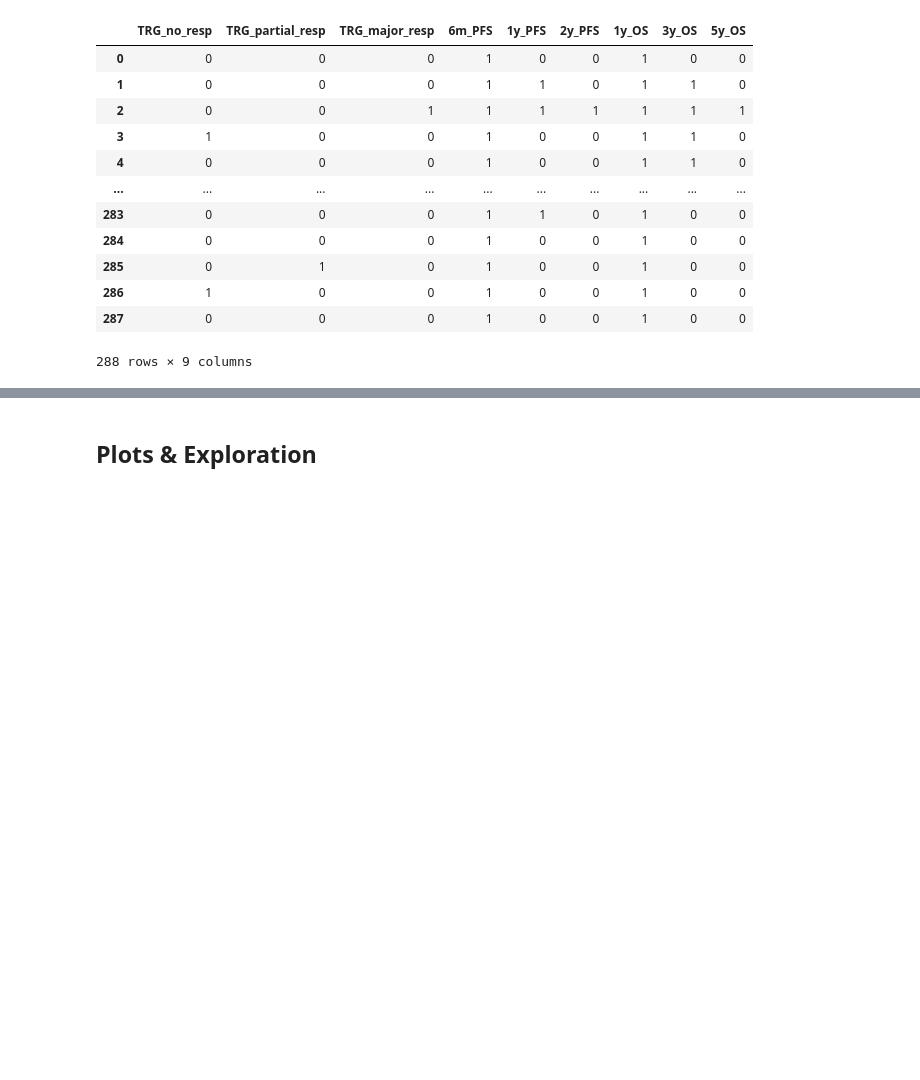
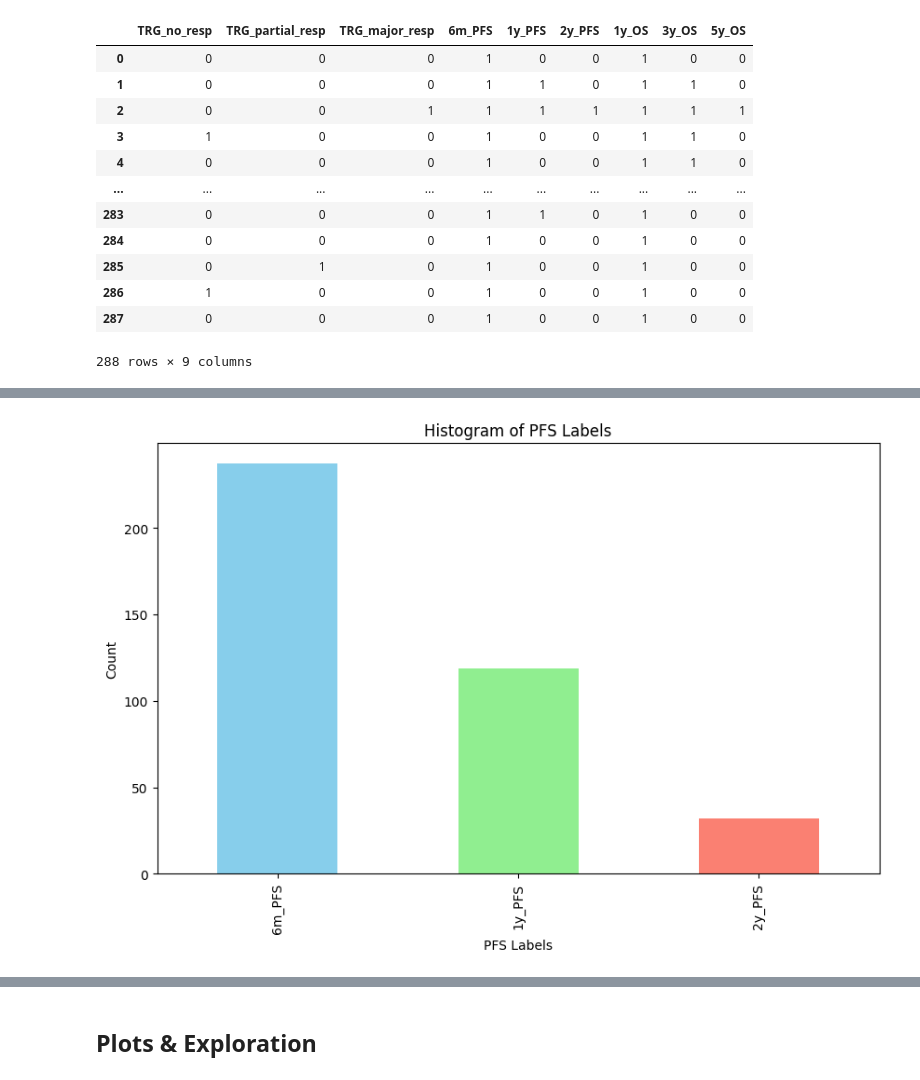
Before and after one commit to MartijnMakaske/CRLM-morph-features, a Jupyter notebook: Clinical_data_preparation.ipynb, the cells around one changed output, grey strips where cells are left out. Drawn from its saved outputs; the diff is of its cells as text; code cells hidden in the pictures; blank space fills up the shorter version.

```diff
--- a/Clinical_data_preparation.ipynb
+++ b/Clinical_data_preparation.ipynb
@@ -52,4 +54,7 @@ print(metadata['Number of Images'])
 #Read in the data
 data_path = "L:/Basic/divi/jstoker/slicer_pdac/Master Students WS 24/Martijn/data/dataset_CAESAR_dec23_MASTER.xlsx"
 all_data = pd.read_excel(data_path)
+
+pat_resp_data_path = "C:/Users/P095550/OneDrive - Amsterdam UMC/Documenten/GitHub/CRLM-morph-features/CAIRO5_path_responseTRG__dec2023.xlsx"
+pat_resp_data = pd.read_excel(pat_resp_data_path)
 # %%
@@ -86,2 +90,7 @@ Check what happend with patients 73 and 406
 # %% [markdown]
 ## Create input and labels
+# %%
+#merge the path. response
+
+# Merge df2's "Response" column into df1 based on "SubjectKey"
+training_data = pd.merge(training_data, pat_resp_data[["SubjectKey", "TRG_cat"]], on="SubjectKey", how="left")
@@ -88,9 +113,12 @@ Check what happend with patients 73 and 406
 # %%
-# ------------------------------------
-# CREATE INPUT CSV
-# ------------------------------------
+# create input csv
 
-training_input = training_data[["SubjectKey", "KRAS", "BRAF", "NRAS", "treatment"]].copy()
+training_input = training_data[["SubjectKey", "KRAS", "BRAF", "NRAS", "treatment", "TRG_cat"]]
+training_labels = training_data[["SubjectKey", "PFSm", "OSm", "TRG_cat"]]
+
+#convert TRG_cat into whether it contains the input or not
+training_input['path_resp'] = training_input['TRG_cat'].notna().astype(int)
+
 
 # One-hot encode treatment into two categories: ending with 'P' or 'B'
 training_input['treatment_P'] = training_input['treatment'].str.endswith('P').astype(int)
@@ -112,16 +140,6 @@ training_labels['major_resp'] = (training_labels['TRG_cat'] == 'Major histologic
 # Fill NaN values with 0
 training_labels[['no_resp', 'partial_resp', 'major_resp']] = training_labels[['no_resp', 'partial_resp', 'major_resp']].fillna(0)
 
-# Save the training input to a CSV file
-training_input.to_csv('training_input.csv', index=False)
-
-# ------------------------------------
-# CREATE LABEL CSV
-# ------------------------------------
-
-training_labels = training_data[["SubjectKey", "PFSm", "OSm"]].copy()
-
-# Create thresholds
 half_year_pfs, one_year_pfs, two_year_pfs = 6, 12, 24
 one_year_os, three_year_os, five_year_os = 12, 36, 60
 
@@ -136,6 +154,3 @@ training_labels['3y_OS'] = (training_labels['OSm'] >= three_year_os).astype(int)
 training_labels['5y_OS'] = (training_labels['OSm'] >= five_year_os).astype(int)
 
 training_labels.drop(columns=["SubjectKey", "PFSm", "OSm", "TRG_cat"], inplace= True)
-
-# Save the training labels to a CSV file
-training_labels.to_csv('training_labels.csv', index=False)
@@ -157,0 +207,14 @@ training_labels.head()
+# %%
+# Create a histogram for the three PFS labels
+plt.figure(figsize=(10, 6))
+training_labels[['6m_PFS', '1y_PFS', '2y_PFS']].sum().plot(kind='bar', color=['skyblue', 'lightgreen', 'salmon'])
+
+# Add labels and title
+plt.xlabel('PFS Labels')
+plt.ylabel('Count')
+plt.title('Histogram of PFS Labels')
+
+# Display the plot
+plt.show()
+# %% [output]
+[figure, added]
```
Also changed, not shown: parts of 22 cells of this notebook, 3 other files.
